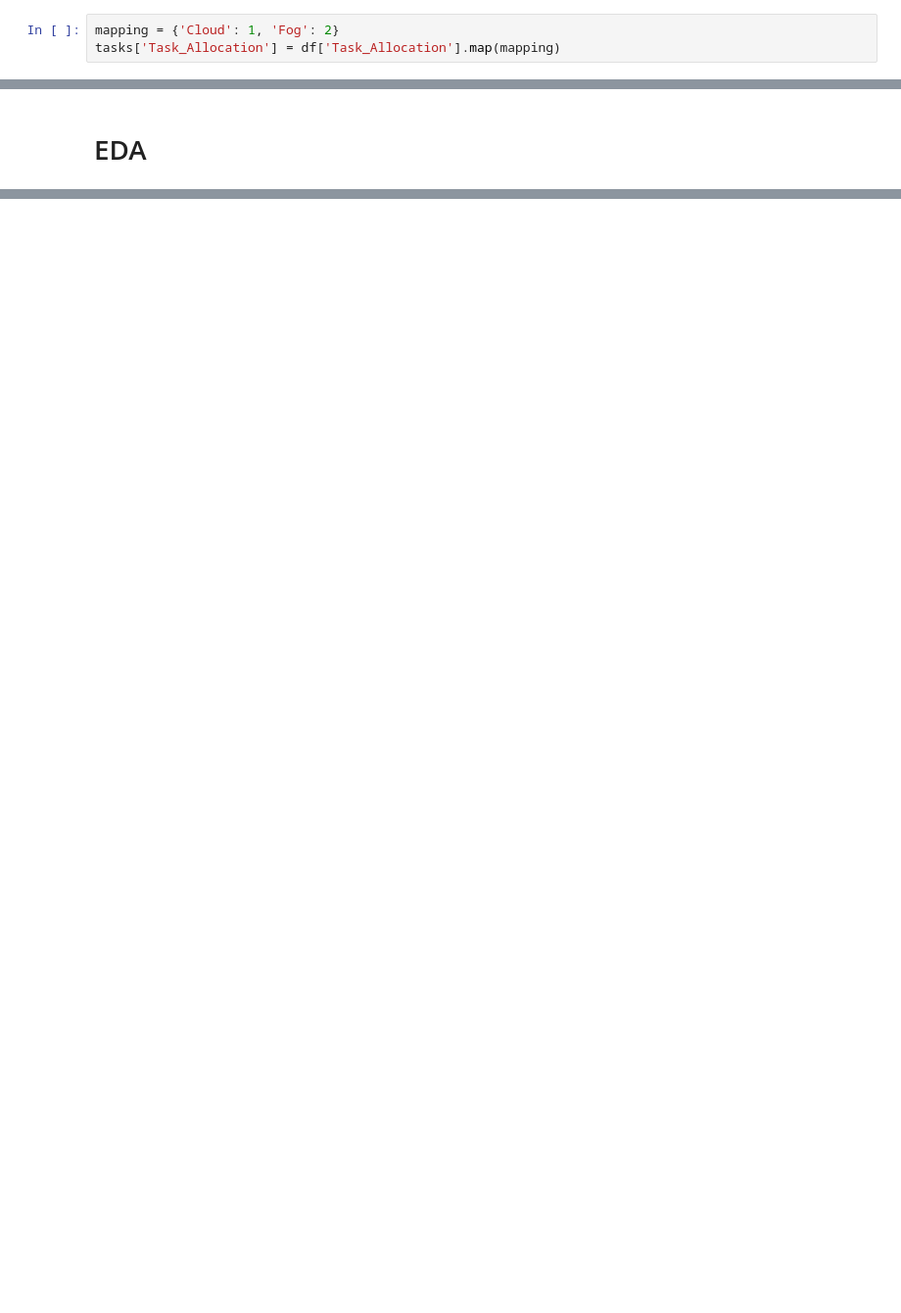
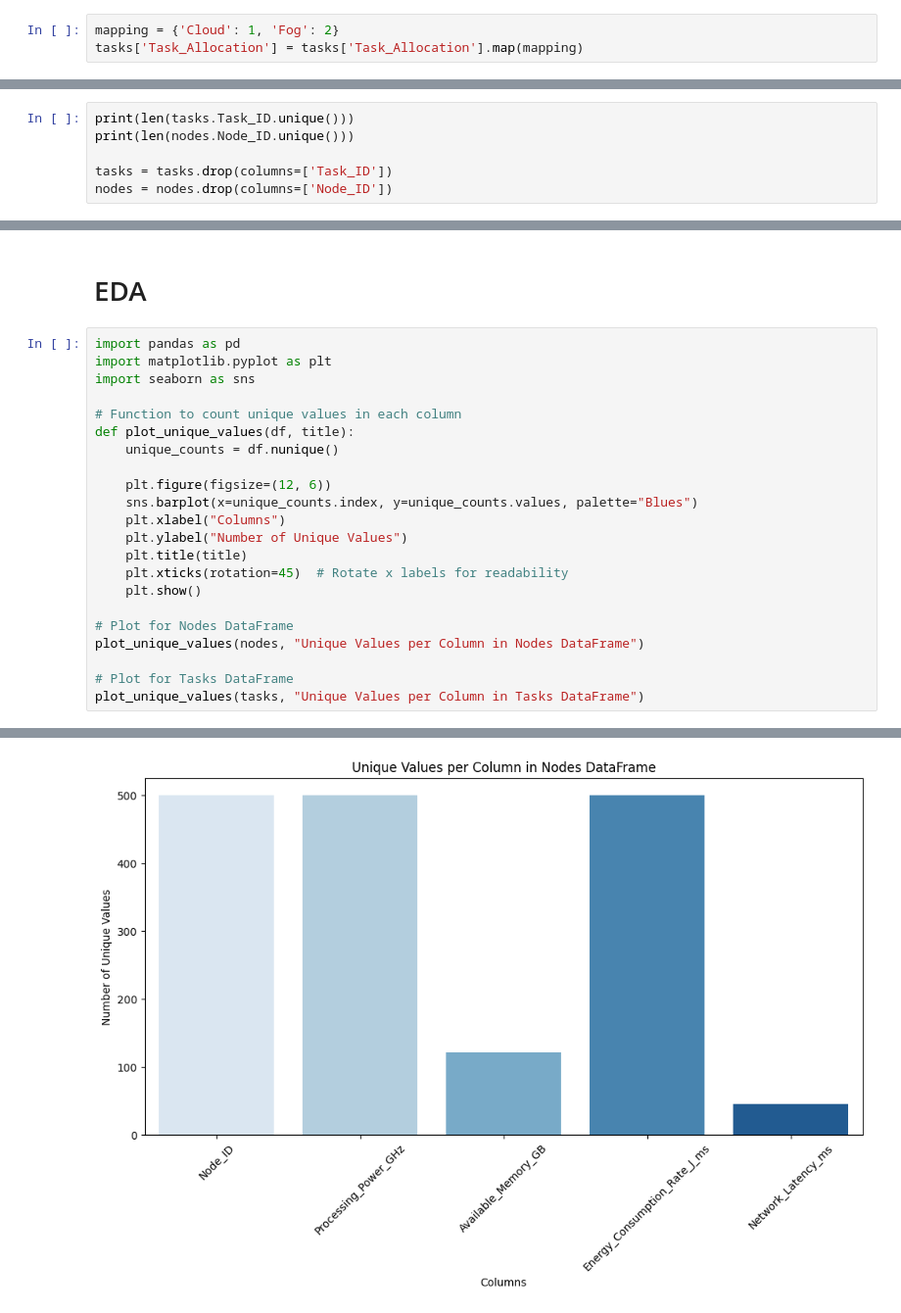
Before and after one commit to WellKnownDedication/Cloud-Computing-Performance-Metrics-Analysis, a Jupyter notebook: src/EDA.ipynb, the cells around one changed output, grey strips where cells are left out. Shown at 98% size. Cells and saved outputs as stored; diff of their text form; blank space fills up the shorter version.

Commit message:
Fixed citation and added more graphs

```diff
--- a/src/EDA.ipynb
+++ b/src/EDA.ipynb
@@ -48,4 +48,4 @@ tasks.head()
 | 4 | T5 | 1447 | 13 | 13 | 4776 | Fog | ... |
 # %%
 mapping = {'Cloud': 1, 'Fog': 2}
-tasks['Task_Allocation'] = df['Task_Allocation'].map(mapping)
+tasks['Task_Allocation'] = tasks['Task_Allocation'].map(mapping)
@@ -58,0 +52,6 @@ Name: count, dtype: int64
+# %%
+print(len(tasks.Task_ID.unique()))
+print(len(nodes.Node_ID.unique()))
+
+tasks = tasks.drop(columns=['Task_ID'])
+nodes = nodes.drop(columns=['Node_ID'])
@@ -59,2 +82,25 @@ Name: count, dtype: int64
 # %% [markdown]
 # EDA
+# %%
+import pandas as pd
+import matplotlib.pyplot as plt
+import seaborn as sns
+
+# Function to count unique values in each column
+def plot_unique_values(df, title):
+    unique_counts = df.nunique()
+
+    plt.figure(figsize=(12, 6))
+    sns.barplot(x=unique_counts.index, y=unique_counts.values, palette="Blues")
+    plt.xlabel("Columns")
+    plt.ylabel("Number of Unique Values")
+    plt.title(title)
+    plt.xticks(rotation=45)  # Rotate x labels for readability
+    plt.show()
+
+# Plot for Nodes DataFrame
+plot_unique_values(nodes, "Unique Values per Column in Nodes DataFrame")
+
+# Plot for Tasks DataFrame
+plot_unique_values(tasks, "Unique Values per Column in Tasks DataFrame")
+# %% [output]
@@ -60,0 +110 @@ Name: count, dtype: int64
+[figure, added]
```
Also changed, not shown: parts of 9 cells of this notebook, 1 other file.
